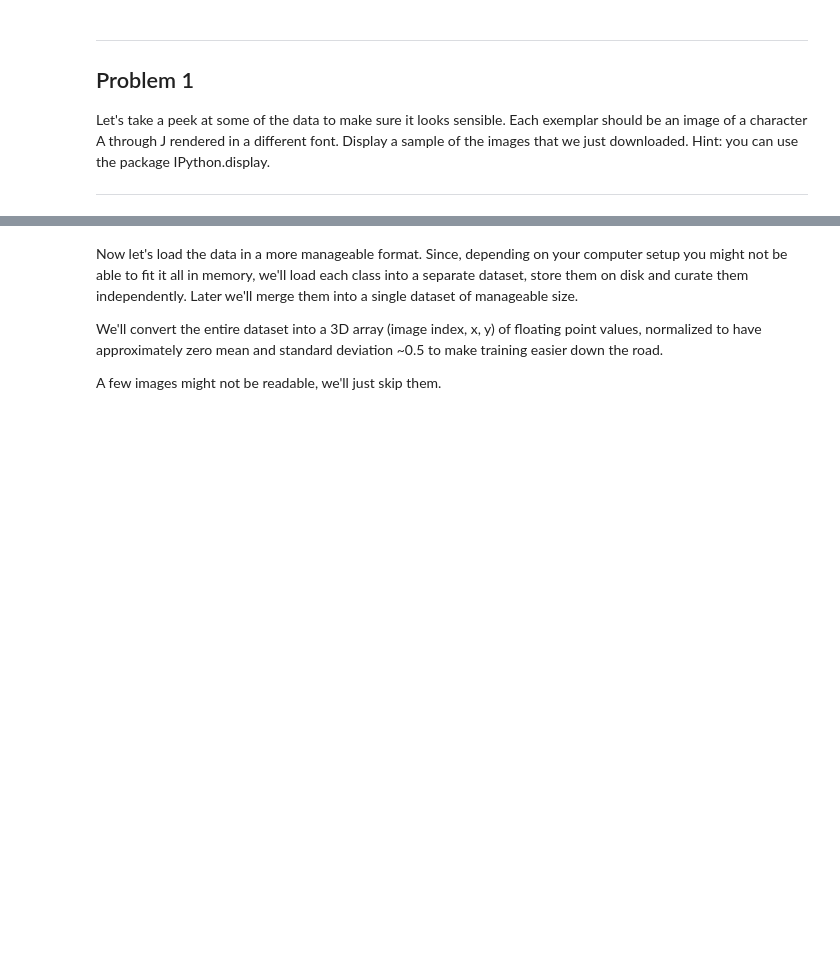
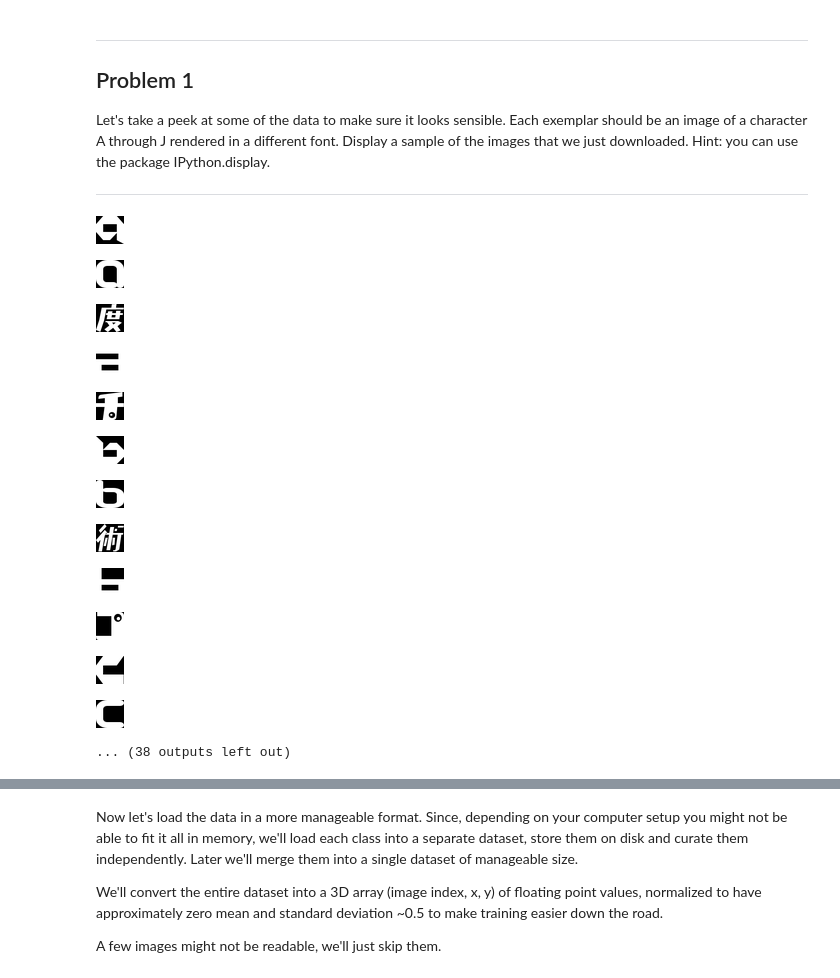
Before and after one commit to ayushi-b/Udacity-Deep-Learning-Assignments, a Jupyter notebook: notMNIST.ipynb, the cells around one changed output, grey strips where cells are left out. Cells and saved outputs as stored; diff of their text form; code cells hidden in the pictures; blank space fills up the shorter version.

```diff
--- a/notMNIST.ipynb
+++ b/notMNIST.ipynb
@@ -118,4 +114,34 @@ Problem 1
 Let's take a peek at some of the data to make sure it looks sensible. Each exemplar should be an image of a character A through J rendered in a different font. Display a sample of the images that we just downloaded. Hint: you can use the package IPython.display.
 
 ---
+# %%
+# the variable train_folders contains a list of the path to the folders containing
+# training data for each character 'A' to 'J'
+
+# for every folder in train_folders, list all images in it and display first 5
+for folder in train_folders:  # change train_folders to test_folders to display test images
+
+    # listdir function lists all the files' and folders' names in the argument directory
+    images = os.listdir(folder)
+
+    # for first 5 images
+    for i in range(5):
+        # path to the ith image
+        f = os.path.join(folder, images[i])
+        # display ith image
+        IPython.display.display(IPython.display.Image(filename=f))
+# %% [output]
+[figure, added]
+[figure, added]
+[figure, added]
+[figure, added]
+[figure, added]
+[figure, added]
+[figure, added]
+[figure, added]
+[figure, added]
+[figure, added]
+[figure, added]
+[figure, added]
+... (38 outputs left out)
 # %%
```
Also changed, not shown: parts of 4 cells of this notebook.
